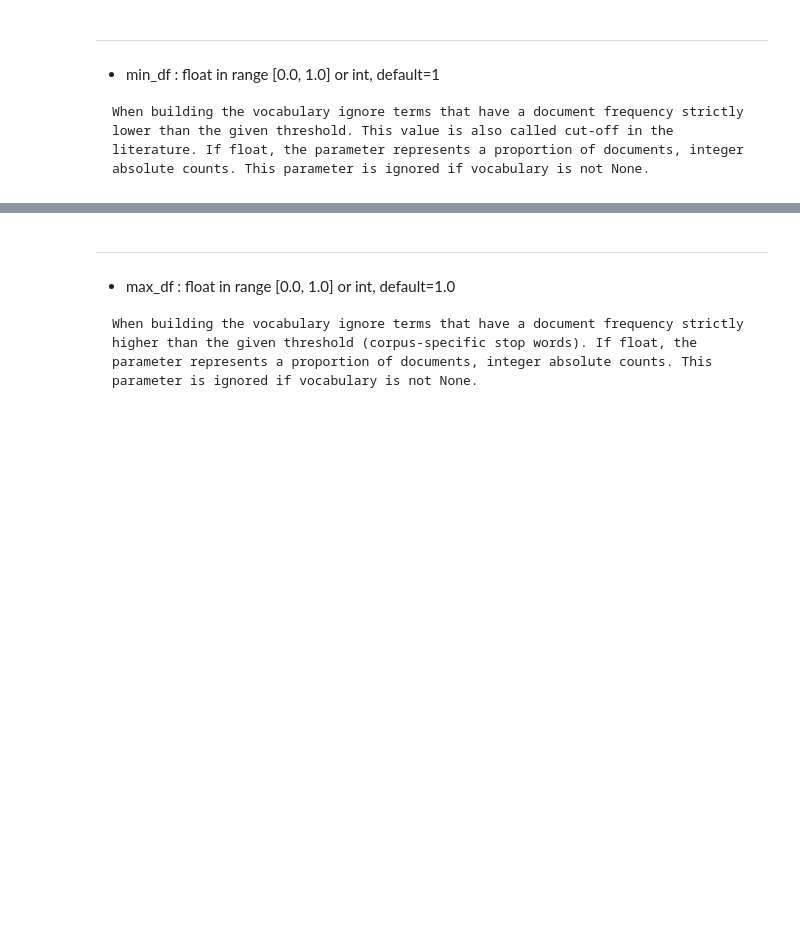
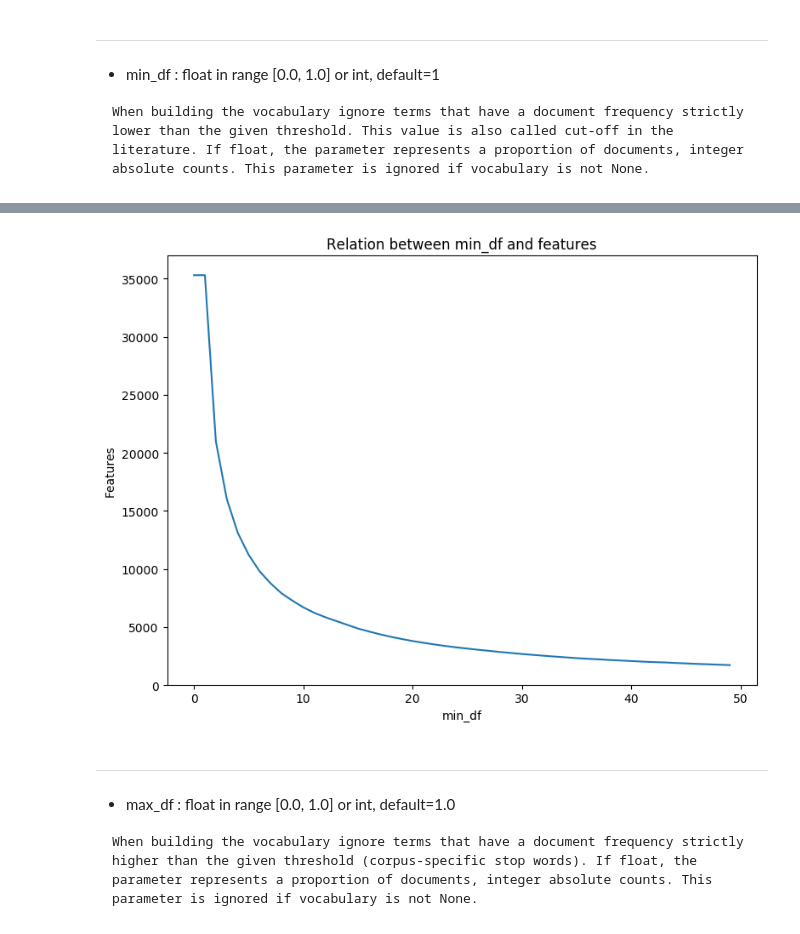
Before and after one commit to DS501-17Fall/Project-03, a Jupyter notebook: CaseStudy3.ipynb, the cells around one changed output, grey strips where cells are left out. Drawn from its saved outputs; the diff is of its cells as text; code cells hidden in the pictures; blank space fills up the shorter version.

```diff
--- a/CaseStudy3.ipynb
+++ b/CaseStudy3.ipynb
@@ -217,3 +214,19 @@ if __name__ == "__main__":
+# %%
+features=[]
+for i in range(50):
+    tfidf =TfidfVectorizer(decode_error='ignore',min_df=i, max_df=1.0, ngram_range = (1,1))
+    X_train = tfidf.fit_transform(docs_train)
+    features.append(X_train.shape[1])
+
+plt.figure(figsize=(8,6), dpi=100)
+plt.plot([i for i in range(50)], features)
+plt.xlabel("min_df")
+plt.ylabel("Features")
+plt.title("Relation between min_df and features")
+plt.tight_layout()
+plt.show()
+# %% [output]
+[figure, added]
 # %% [markdown]
 ---
 - max_df : float in range [0.0, 1.0] or int, default=1.0
```
Also changed, not shown: parts of 14 cells of this notebook, 3 other files.
